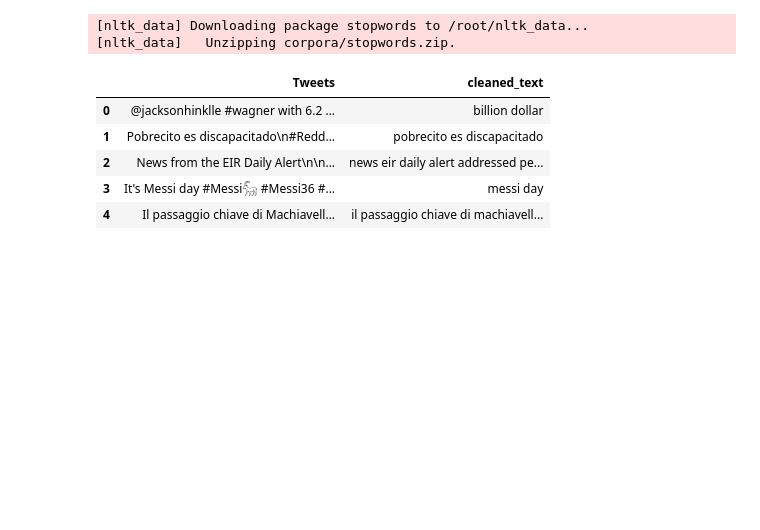
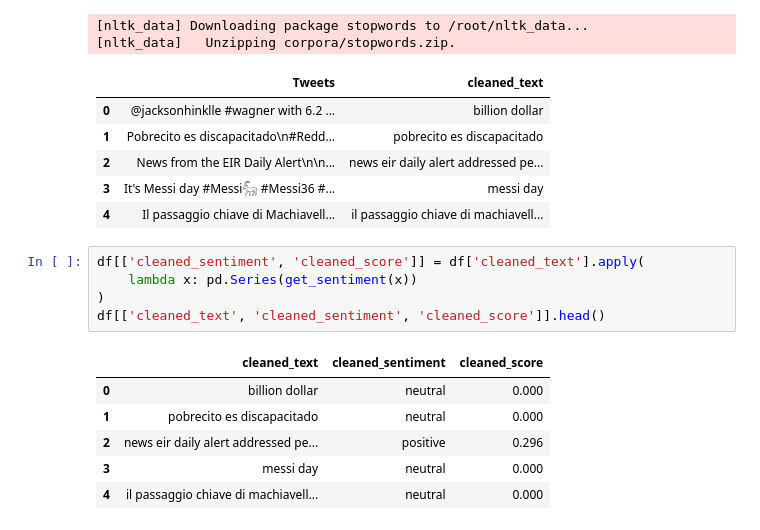
Before and after one commit to AbdeljelilKam/NLP, a Jupyter notebook: Lexicon_based_methods.ipynb, the cells around one changed output. Cells and saved outputs as stored; diff of their text form; blank space fills up the shorter version.

```diff
--- a/Lexicon_based_methods.ipynb
+++ b/Lexicon_based_methods.ipynb
@@ -109,3 +109,15 @@ df[['Tweets', 'cleaned_text']].head()
 | 2 | News from the EIR Daily Alert\n\n... | news eir daily alert addressed pe... |
 | 3 | It's Messi day #Messi𓃵 #Messi36 #... | messi day |
 | 4 | Il passaggio chiave di Machiavell... | il passaggio chiave di machiavell... |
+# %%
+df[['cleaned_sentiment', 'cleaned_score']] = df['cleaned_text'].apply(
+    lambda x: pd.Series(get_sentiment(x))
+)
+df[['cleaned_text', 'cleaned_sentiment', 'cleaned_score']].head()
+# %% [output]
+|  | cleaned_text | cleaned_sentiment | cleaned_score |
+| 0 | billion dollar | neutral | 0.000 |
+| 1 | pobrecito es discapacitado | neutral | 0.000 |
+| 2 | news eir daily alert addressed pe... | positive | 0.296 |
+| 3 | messi day | neutral | 0.000 |
+| 4 | il passaggio chiave di machiavell... | neutral | 0.000 |
```
